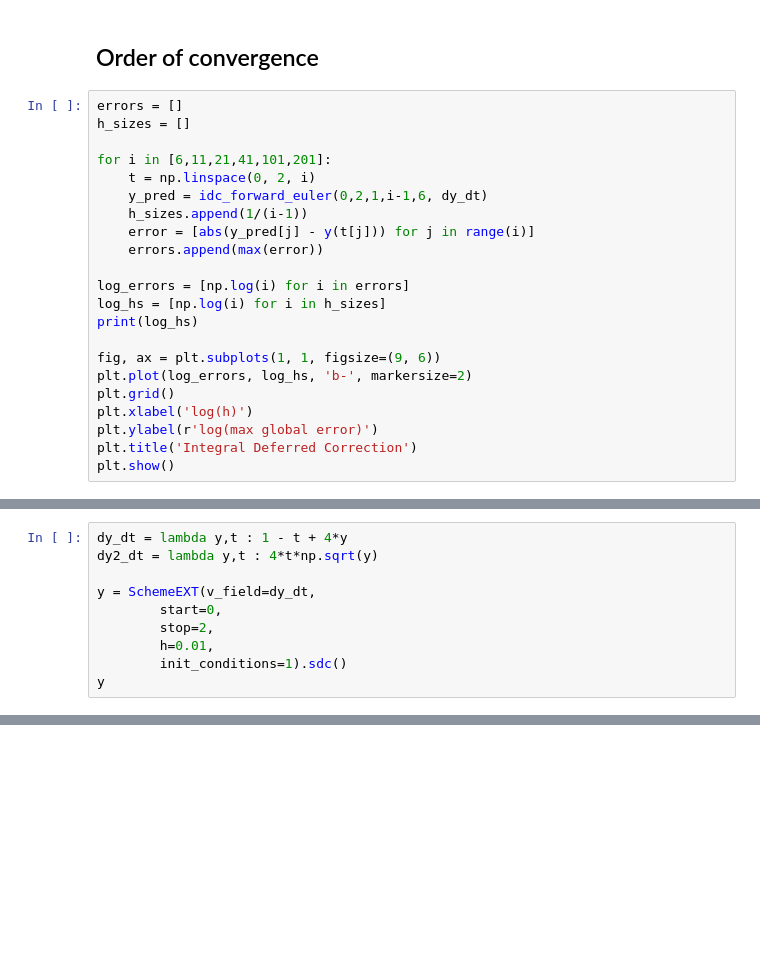
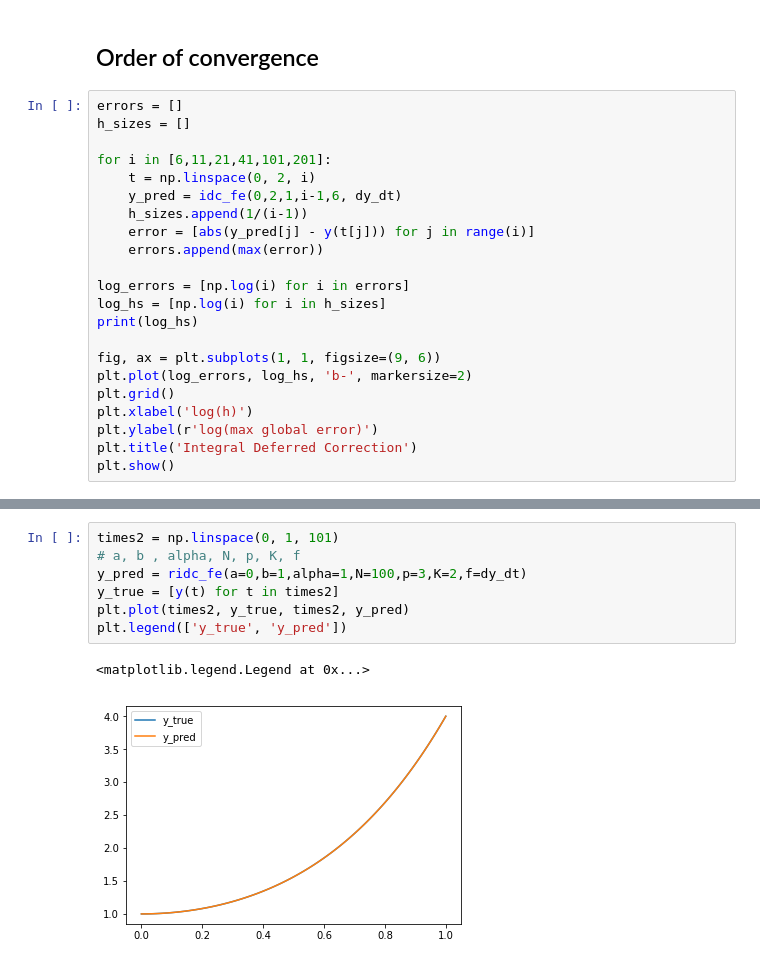
Before and after one commit to turbulencelover/time-integration-solvers, a Jupyter notebook: SolversPY.ipynb, the cells around one changed output, grey strips where cells are left out. Cells and saved outputs as stored; diff of their text form; blank space fills up the shorter version.

Commit message:
Add RIDC method and convergence

```diff
--- a/SolversPY.ipynb
+++ b/SolversPY.ipynb
@@ -155,7 +153,7 @@ h_sizes = []
 
 for i in [6,11,21,41,101,201]:
     t = np.linspace(0, 2, i)
-    y_pred = idc_forward_euler(0,2,1,i-1,6, dy_dt)
+    y_pred = idc_fe(0,2,1,i-1,6, dy_dt)
     h_sizes.append(1/(i-1))
     error = [abs(y_pred[j] - y(t[j])) for j in range(i)]
     errors.append(max(error))
@@ -265,10 +174,0 @@ class SchemeEXT(SchemesPy):
-# %%
-dy_dt = lambda y,t : 1 - t + 4*y
-dy2_dt = lambda y,t : 4*t*np.sqrt(y)
-
-y = SchemeEXT(v_field=dy_dt,
-        start=0,
-        stop=2,
-        h=0.01,
-        init_conditions=1).sdc()
-y
@@ -274,0 +236,10 @@ y
+# %%
+times2 = np.linspace(0, 1, 101)
+# a, b , alpha, N, p, K, f
+y_pred = ridc_fe(a=0,b=1,alpha=1,N=100,p=3,K=2,f=dy_dt)
+y_true = [y(t) for t in times2]
+plt.plot(times2, y_true, times2, y_pred)
+plt.legend(['y_true', 'y_pred'])
+# %% [output]
+<matplotlib.legend.Legend at 0x...>
+[figure, added]
```
Also changed, not shown: parts of 20 cells of this notebook.
